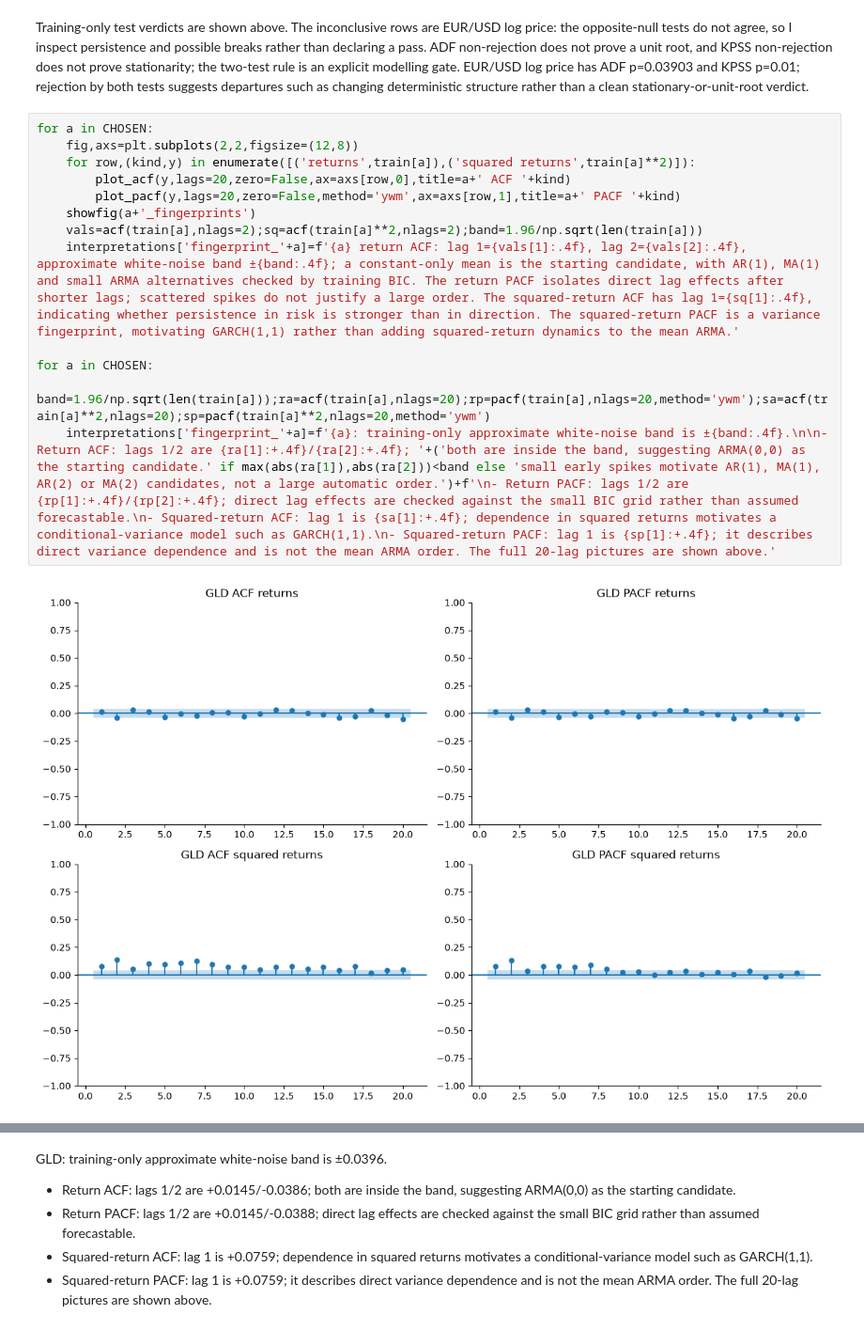
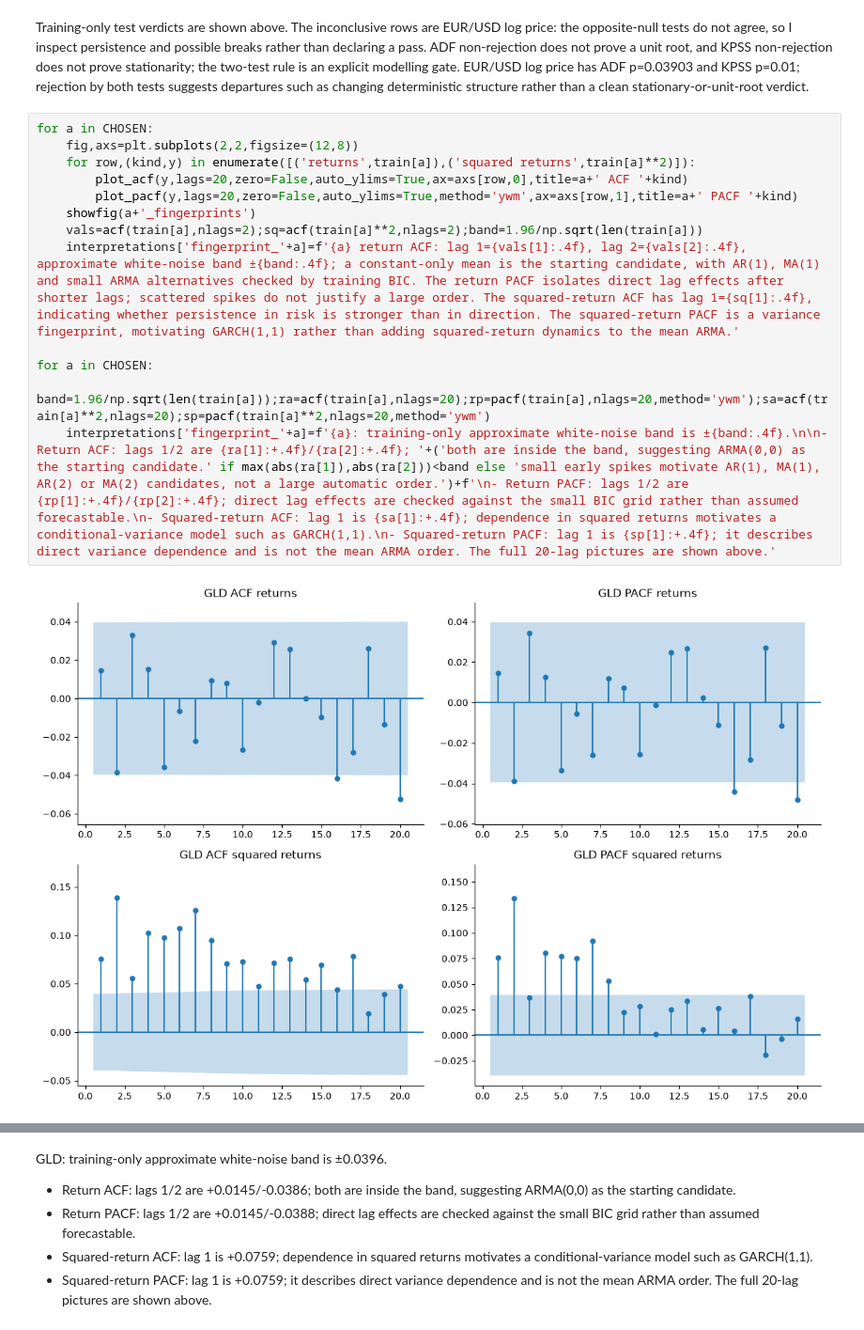
Before and after one commit to flappybird69/week4-time-series-forecasting-ioannis-tzalas, a Jupyter notebook: W4_assignment_Tzalas.ipynb, the cells around one changed output, grey strips where cells are left out. Shown at 94% size. Saved outputs shown, nothing was run; the diff lists cells and outputs as text.

```diff
--- a/W4_assignment_Tzalas.ipynb
+++ b/W4_assignment_Tzalas.ipynb
@@ -292,15 +358,15 @@ Training-only test verdicts are shown above. The inconclusive rows are EUR/USD l
 # %%
 for a in CHOSEN:
     fig,axs=plt.subplots(2,2,figsize=(12,8))
     for row,(kind,y) in enumerate([('returns',train[a]),('squared returns',train[a]**2)]):
-        plot_acf(y,lags=20,zero=False,ax=axs[row,0],title=a+' ACF '+kind)
-        plot_pacf(y,lags=20,zero=False,method='ywm',ax=axs[row,1],title=a+' PACF '+kind)
+        plot_acf(y,lags=20,zero=False,auto_ylims=True,ax=axs[row,0],title=a+' ACF '+kind)
+        plot_pacf(y,lags=20,zero=False,auto_ylims=True,method='ywm',ax=axs[row,1],title=a+' PACF '+kind)
     showfig(a+'_fingerprints')
     vals=acf(train[a],nlags=2);sq=acf(train[a]**2,nlags=2);band=1.96/np.sqrt(len(train[a]))
     interpretations['fingerprint_'+a]=f'{a} return ACF: lag 1={vals[1]:.4f}, lag 2={vals[2]:.4f}, approximate white-noise band ±{band:.4f}; a constant-only mean is the starting candidate, with AR(1), MA(1) and small ARMA alternatives checked by training BIC. The return PACF isolates direct lag effects after shorter lags; scattered spikes do not justify a large order. The squared-return ACF has lag 1={sq[1]:.4f}, indicating whether persistence in risk is stronger than in direction. The squared-return PACF is a variance fingerprint, motivating GARCH(1,1) rather than adding squared-return dynamics to the mean ARMA.'
 
 for a in CHOSEN:
     band=1.96/np.sqrt(len(train[a]));ra=acf(train[a],nlags=20);rp=pacf(train[a],nlags=20,method='ywm');sa=acf(train[a]**2,nlags=20);sp=pacf(train[a]**2,nlags=20,method='ywm')
     interpretations['fingerprint_'+a]=f'{a}: training-only approximate white-noise band is ±{band:.4f}.\n\n- Return ACF: lags 1/2 are {ra[1]:+.4f}/{ra[2]:+.4f}; '+('both are inside the band, suggesting ARMA(0,0) as the starting candidate.' if max(abs(ra[1]),abs(ra[2]))<band else 'small early spikes motivate AR(1), MA(1), AR(2) or MA(2) candidates, not a large automatic order.')+f'\n- Return PACF: lags 1/2 are {rp[1]:+.4f}/{rp[2]:+.4f}; direct lag effects are checked against the small BIC grid rather than assumed forecastable.\n- Squared-return ACF: lag 1 is {sa[1]:+.4f}; dependence in squared returns motivates a conditional-variance model such as GARCH(1,1).\n- Squared-return PACF: lag 1 is {sp[1]:+.4f}; it describes direct variance dependence and is not the mean ARMA order. The full 20-lag pictures are shown above.'
 # %% [output]
-[figure, old version]
+[figure, new version]
```
Also changed, not shown: parts of 13 cells of this notebook, 1 other file.
